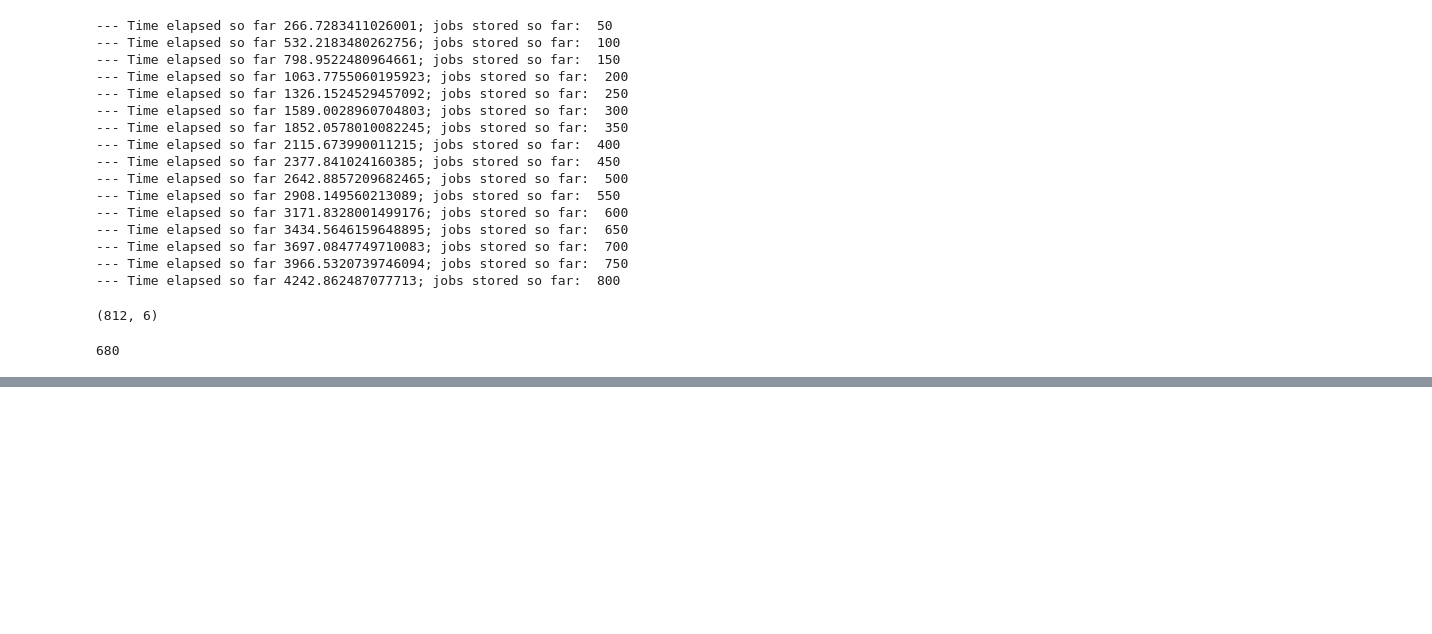
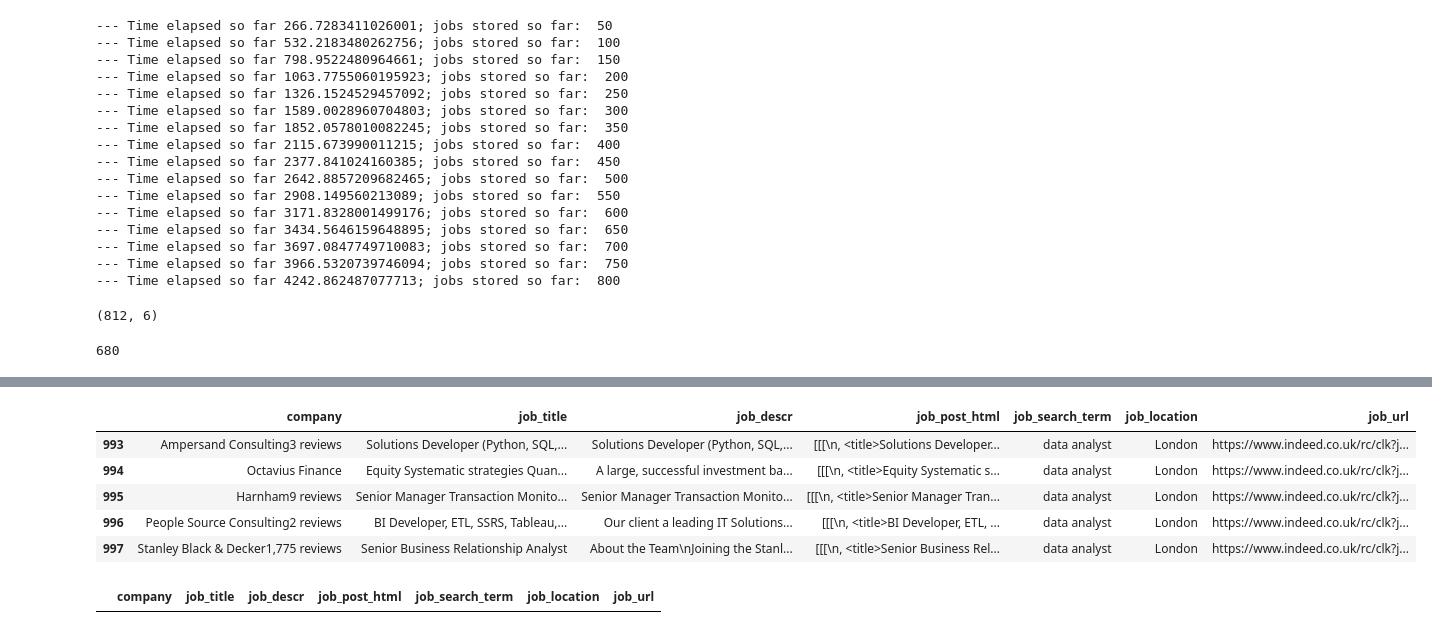
Before and after one commit to Ioana-P/MLEng_vs_DScientist_analysis, a Jupyter notebook: 4a_data_extraction_and_cleaning.ipynb, the cells around one changed output, grey strips where cells are left out. Drawn from its saved outputs; the diff is of its cells as text; code cells hidden in the pictures; blank space fills up the shorter version.

```diff
--- a/4a_data_extraction_and_cleaning.ipynb
+++ b/4a_data_extraction_and_cleaning.ipynb
@@ -703,0 +775,13 @@ Now that we have a list of strings, we can check the length, the size of string
+# %%
+da_df.tail()
+# %% [output]
+|  | company | job_title | job_descr | job_post_html | job_search_term | job_location | job_url |
+| 993 | Ampersand Consulting3 reviews | Solutions Developer (Python, SQL,... | Solutions Developer (Python, SQL,... | [[[\n, <title>Solutions Developer... | data analyst | London | https://www.indeed.co.uk/rc/clk?j... |
+| 994 | Octavius Finance | Equity Systematic strategies Quan... | A large, successful investment ba... | [[[\n, <title>Equity Systematic s... | data analyst | London | https://www.indeed.co.uk/rc/clk?j... |
+| 995 | Harnham9 reviews | Senior Manager Transaction Monito... | Senior Manager Transaction Monito... | [[[\n, <title>Senior Manager Tran... | data analyst | London | https://www.indeed.co.uk/rc/clk?j... |
+| 996 | People Source Consulting2 reviews | BI Developer, ETL, SSRS, Tableau,... | Our client a leading IT Solutions... | [[[\n, <title>BI Developer, ETL, ... | data analyst | London | https://www.indeed.co.uk/rc/clk?j... |
+| 997 | Stanley Black & Decker1,775 reviews | Senior Business Relationship Analyst | About the Team\nJoining the Stanl... | [[[\n, <title>Senior Business Rel... | data analyst | London | https://www.indeed.co.uk/rc/clk?j... |
+# %%
+da_df.loc[da_df.job_url.isna()]
+# %% [output]
+|  | company | job_title | job_descr | job_post_html | job_search_term | job_location | job_url |
```
Also changed, not shown: parts of 22 cells of this notebook, 1 other file.
